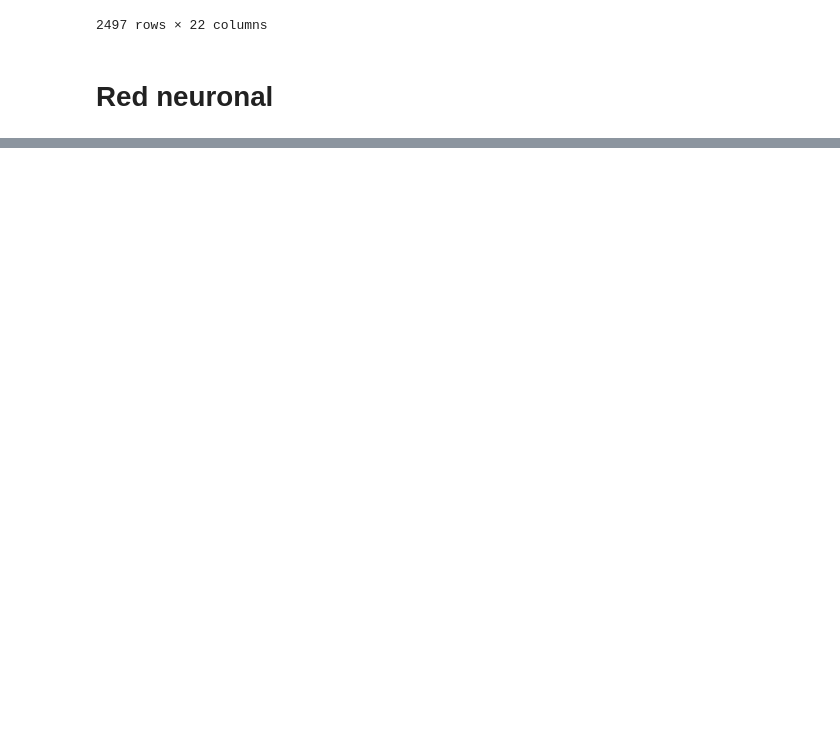
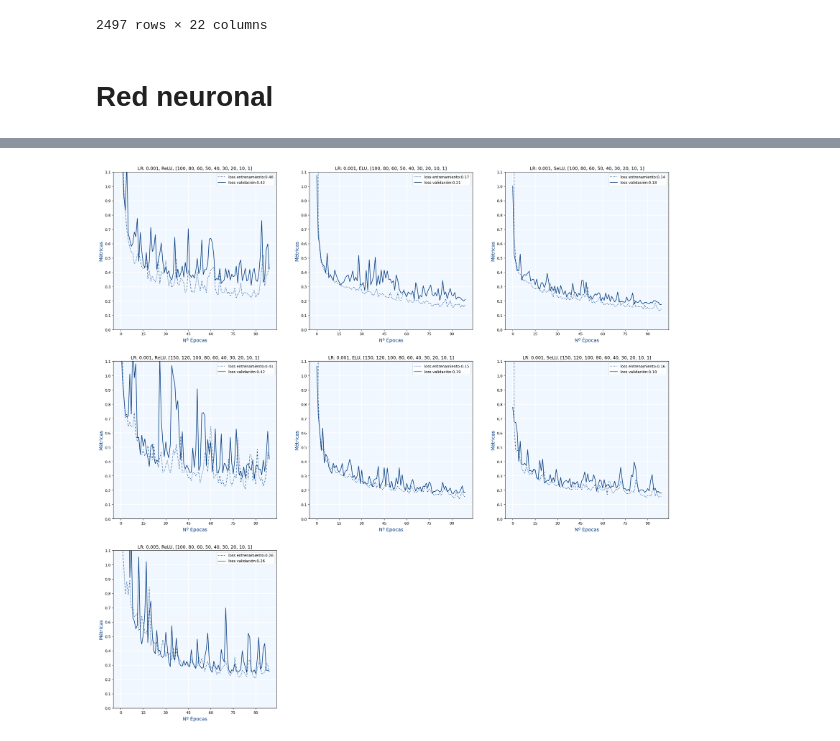
Before and after one commit to JHYouness/Mislata_proyecto, a Jupyter notebook: notebooks/modelo_temperatura.ipynb, the cells around one changed output, grey strips where cells are left out. Drawn from its saved outputs; the diff is of its cells as text; code cells hidden in the pictures; blank space fills up the shorter version.

```diff
--- a/notebooks/modelo_temperatura.ipynb
+++ b/notebooks/modelo_temperatura.ipynb
@@ -218,0 +90,95 @@ Available metrics: dict_keys(['accuracy', 'loss', 'precision_9', 'recall_9', 'va
+# %%
+# Importamos las bibliotecas necesarias
+import random
+from matplotlib.ticker import MaxNLocator, MultipleLocator
+from keras.models import Sequential
+from keras.layers import Dense
+import numpy as np
+import matplotlib.pyplot as plt
+import tensorflow as tf
+from tensorflow import keras
+from sklearn.model_selection import train_test_split
+from sklearn.preprocessing import StandardScaler
+from tensorflow.keras.callbacks import EarlyStopping
+
+def plot_metrics(axes,history,title):
+
+    axes.plot(history['loss'],linestyle="dotted",label=f"loss entrenamiento:{history['loss'][-1]:.2f}",c="#003B80")
+    axes.plot(history['val_loss'],linestyle="solid",label=f"loss validación:{history['val_loss'][-1]:.2f}",c="#003B80")
+
+    axes.set_xlabel('Nº Épocas', fontsize=13,color="#003B80")
+    axes.xaxis.set_major_locator(MaxNLocator(integer=True))
+
+    axes.set_ylabel('Métricas', fontsize=13,color="#003B80")
+    axes.set_ylim(ymin=0,ymax=1.1)
+    axes.yaxis.set_major_locator(MultipleLocator(0.1))
+
+    axes.set_title(title)
+    axes.set_facecolor("#F0F7FF")
+    axes.grid(visible=True, which='major', axis='both',color="#FFFFFF",linewidth=2)
+    axes.legend()
+
+def compile_fit(capas,activation,last_activation,loss,epochs,x_train, x_test, y_train, y_test, lr):
+
+    input_dim=x_train.shape[1]
+
+    np.random.seed(5)
+    tf.random.set_seed(5)
+    random.seed(5)
+
+    model=Sequential()
+
+    for index,neuronas_capa in enumerate(capas):
+        if (index==0):
+            model.add(Dense(neuronas_capa, activation=activation,input_dim=input_dim))
+        elif (index==len(capas)-1):
+            model.add(Dense(neuronas_capa, activation=last_activation))
+        else:
+            model.add(Dense(neuronas_capa, activation=activation))
+
+    opt = keras.optimizers.Adam(learning_rate=lr)
+
+    model.compile(loss=loss, optimizer=opt)
+
+    history=model.fit(x_train,y_train,validation_data=(x_test,y_test),epochs=epochs,verbose=True)
+
+    return history,model
+
+
+# 3. Estandarizamos los datos
+scaler = StandardScaler()
+X_train_scaled = scaler.fit_transform(X_train)
+X_test_scaled = scaler.transform(X_test)
+
+
+epochs=100
+
+redes_capas=[
+    [100, 80, 60, 50, 40, 30, 20, 10, 1], # 7 capas ocultas, 100 neuronas en la primera capa, 80 en la segunda, 60 en la tercera, 50 en la cuarta, 40 en la quinta, 30 en la sexta, 20 en la séptima, 10 en la octava, 1 neurona de salida
+    [150, 120, 100, 80, 60, 40, 30, 20, 10, 1], # 8 capas ocultas, 150 neuronas en la primera capa, 120 en la segunda, 100 en la tercera, 80 en la cuarta, 60 en la quinta, 40 en la sexta, 30 en la séptima, 20 en la octava, 10 en la novena, 1 neurona de salida
+]
+activations=[
+        ("ReLU","relu"),
+        ("ELU","elu"),
+        ("SeLU","selu")]
+
+learning_rates=[0.001,0.005,0.01]
+
+# Configurar la figura con el número correcto de filas y columnas
+rows = len(learning_rates) * len(redes_capas)
+cols = len(activations)
+figure = plt.figure(figsize=(9 * cols, 9 * rows))  # Ajustar tamaño según filas y columnas
+
+index = 1
+
+for learning_rate in learning_rates:
+    for capas in redes_capas:
+        for caption, activation in activations:
+            history, model = compile_fit(capas, activation, "linear", "mean_absolute_error", epochs, X_train_scaled, X_test_scaled, y_train, y_test, lr=learning_rate)
+            axes = figure.add_subplot(rows, cols, index)  # Usar rows y cols corregidos
+            plot_metrics(axes, history.history, f"LR: {learning_rate}, {caption}, {str(capas)}")
+            index += 1
+
+figure.tight_layout()
+plt.show()
+# %% [output]
@@ -218,0 +323 @@ Available metrics: dict_keys(['accuracy', 'loss', 'precision_9', 'recall_9', 'va
+[figure, added]
```
Also changed, not shown: parts of 3 cells of this notebook, 2 other files.
